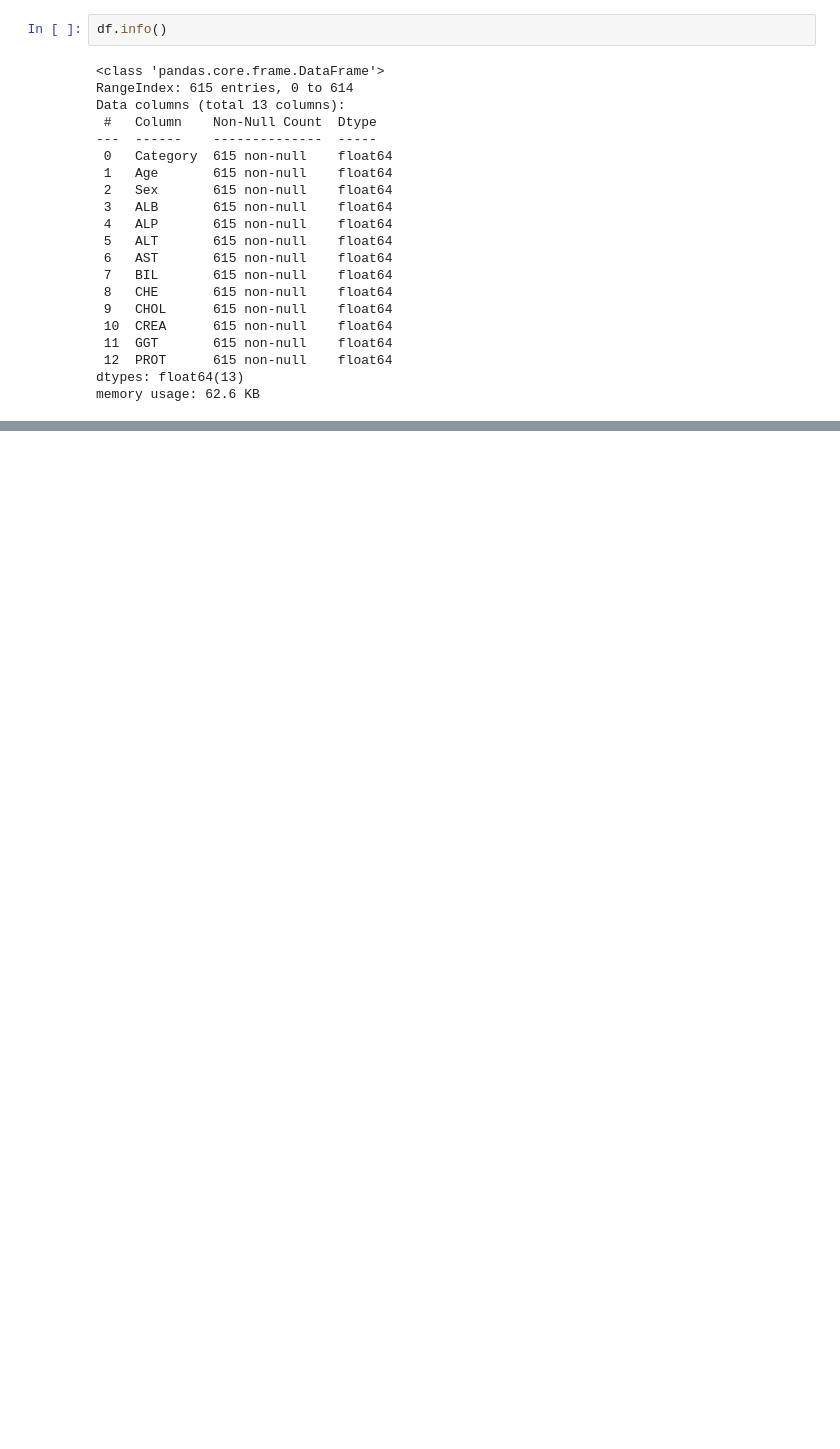
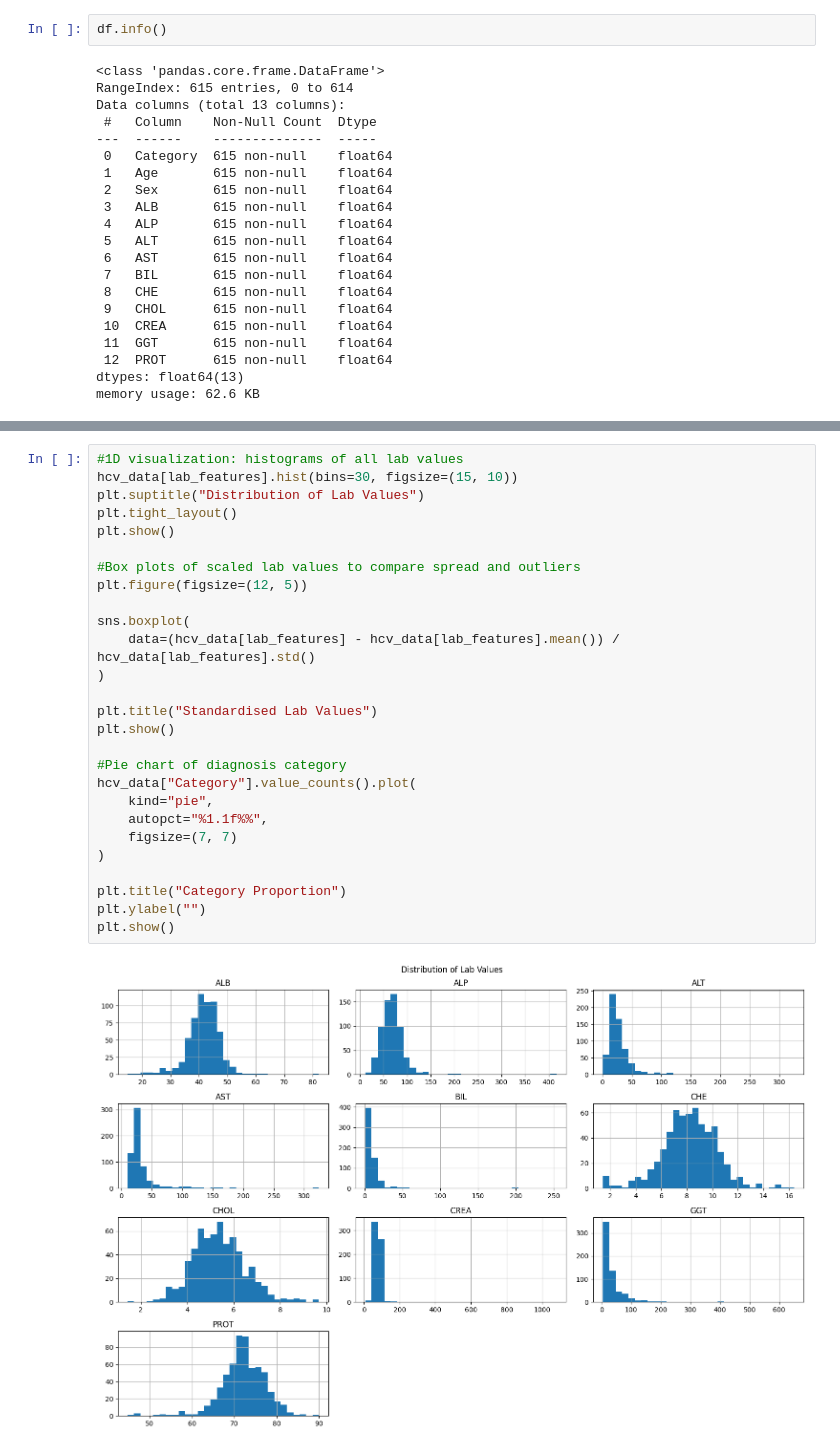
Before and after one commit to abhaymittal7/abhaymittal_eda, a Jupyter notebook: Untitled0.ipynb, the cells around one changed output, grey strips where cells are left out. Drawn from its saved outputs; the diff is of its cells as text; blank space fills up the shorter version.

```diff
--- a/Untitled0.ipynb
+++ b/Untitled0.ipynb
@@ -328,0 +454,29 @@ df.describe()
+# %%
+#1D visualization: histograms of all lab values
+hcv_data[lab_features].hist(bins=30, figsize=(15, 10))
+plt.suptitle("Distribution of Lab Values")
+plt.tight_layout()
+plt.show()
+
+#Box plots of scaled lab values to compare spread and outliers
+plt.figure(figsize=(12, 5))
+
+sns.boxplot(
+    data=(hcv_data[lab_features] - hcv_data[lab_features].mean()) / hcv_data[lab_features].std()
+)
+
+plt.title("Standardised Lab Values")
+plt.show()
+
+#Pie chart of diagnosis category
+hcv_data["Category"].value_counts().plot(
+    kind="pie",
+    autopct="%1.1f%%",
+    figsize=(7, 7)
+)
+
+plt.title("Category Proportion")
+plt.ylabel("")
+plt.show()
+# %% [output]
+[figure, added]
```
Also changed, not shown: parts of 14 cells of this notebook.
